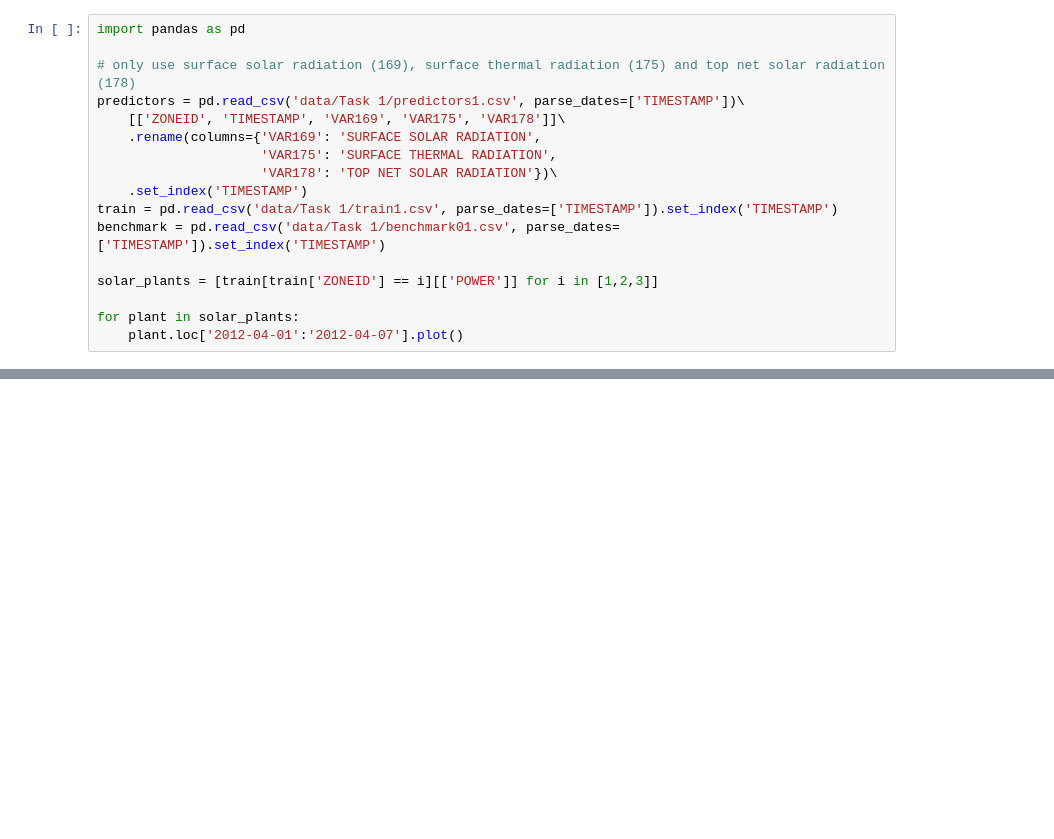
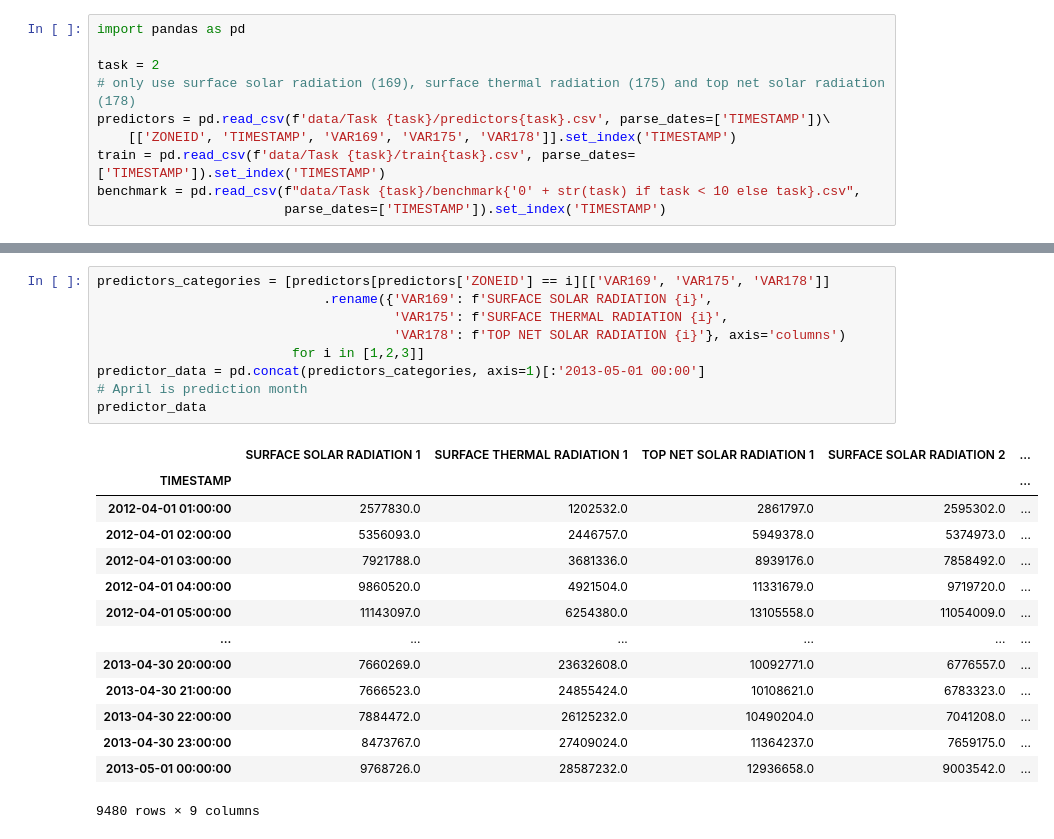
Before and after one commit to pavelzw/GEFCom14-S-comparison, a Jupyter notebook: gefcom14-s-deepar.ipynb, the cells around one changed output, grey strips where cells are left out. Saved outputs shown, nothing was run; the diff lists cells and outputs as text; blank space fills up the shorter version.

```diff
--- a/gefcom14-s-deepar.ipynb
+++ b/gefcom14-s-deepar.ipynb
@@ -1,17 +1,10 @@
 # %%
 import pandas as pd
 
+task = 2
 # only use surface solar radiation (169), surface thermal radiation (175) and top net solar radiation (178)
-predictors = pd.read_csv('data/Task 1/predictors1.csv', parse_dates=['TIMESTAMP'])\
-    [['ZONEID', 'TIMESTAMP', 'VAR169', 'VAR175', 'VAR178']]\
-    .rename(columns={'VAR169': 'SURFACE SOLAR RADIATION',
-                     'VAR175': 'SURFACE THERMAL RADIATION',
-                     'VAR178': 'TOP NET SOLAR RADIATION'})\
-    .set_index('TIMESTAMP')
-train = pd.read_csv('data/Task 1/train1.csv', parse_dates=['TIMESTAMP']).set_index('TIMESTAMP')
-benchmark = pd.read_csv('data/Task 1/benchmark01.csv', parse_dates=['TIMESTAMP']).set_index('TIMESTAMP')
-
-solar_plants = [train[train['ZONEID'] == i][['POWER']] for i in [1,2,3]]
-
-for plant in solar_plants:
-    plant.loc['2012-04-01':'2012-04-07'].plot()
+predictors = pd.read_csv(f'data/Task {task}/predictors{task}.csv', parse_dates=['TIMESTAMP'])\
+    [['ZONEID', 'TIMESTAMP', 'VAR169', 'VAR175', 'VAR178']].set_index('TIMESTAMP')
+train = pd.read_csv(f'data/Task {task}/train{task}.csv', parse_dates=['TIMESTAMP']).set_index('TIMESTAMP')
+benchmark = pd.read_csv(f"data/Task {task}/benchmark{'0' + str(task) if task < 10 else task}.csv",
+                        parse_dates=['TIMESTAMP']).set_index('TIMESTAMP')
@@ -21,0 +31,24 @@ for plant in solar_plants:
+# %%
+predictors_categories = [predictors[predictors['ZONEID'] == i][['VAR169', 'VAR175', 'VAR178']]
+                             .rename({'VAR169': f'SURFACE SOLAR RADIATION {i}',
+                                      'VAR175': f'SURFACE THERMAL RADIATION {i}',
+                                      'VAR178': f'TOP NET SOLAR RADIATION {i}'}, axis='columns')
+                         for i in [1,2,3]]
+predictor_data = pd.concat(predictors_categories, axis=1)[:'2013-05-01 00:00']
+# April is prediction month
+predictor_data
+# %% [output]
+|  | SURFACE SOLAR RADIATION 1 | SURFACE THERMAL RADIATION 1 | TOP NET SOLAR RADIATION 1 | SURFACE SOLAR RADIATION 2 | ... |
+| TIMESTAMP |  |  |  |  | ... |
+| 2012-04-01 01:00:00 | 2577830.0 | 1202532.0 | 2861797.0 | 2595302.0 | ... |
+| 2012-04-01 02:00:00 | 5356093.0 | 2446757.0 | 5949378.0 | 5374973.0 | ... |
+| 2012-04-01 03:00:00 | 7921788.0 | 3681336.0 | 8939176.0 | 7858492.0 | ... |
+| 2012-04-01 04:00:00 | 9860520.0 | 4921504.0 | 11331679.0 | 9719720.0 | ... |
+| 2012-04-01 05:00:00 | 11143097.0 | 6254380.0 | 13105558.0 | 11054009.0 | ... |
+| ... | ... | ... | ... | ... | ... |
+| 2013-04-30 20:00:00 | 7660269.0 | 23632608.0 | 10092771.0 | 6776557.0 | ... |
+| 2013-04-30 21:00:00 | 7666523.0 | 24855424.0 | 10108621.0 | 6783323.0 | ... |
+| 2013-04-30 22:00:00 | 7884472.0 | 26125232.0 | 10490204.0 | 7041208.0 | ... |
+| 2013-04-30 23:00:00 | 8473767.0 | 27409024.0 | 11364237.0 | 7659175.0 | ... |
+| 2013-05-01 00:00:00 | 9768726.0 | 28587232.0 | 12936658.0 | 9003542.0 | ... |
+9480 rows × 9 columns
```
Also changed, not shown: parts of 11 cells of this notebook.
